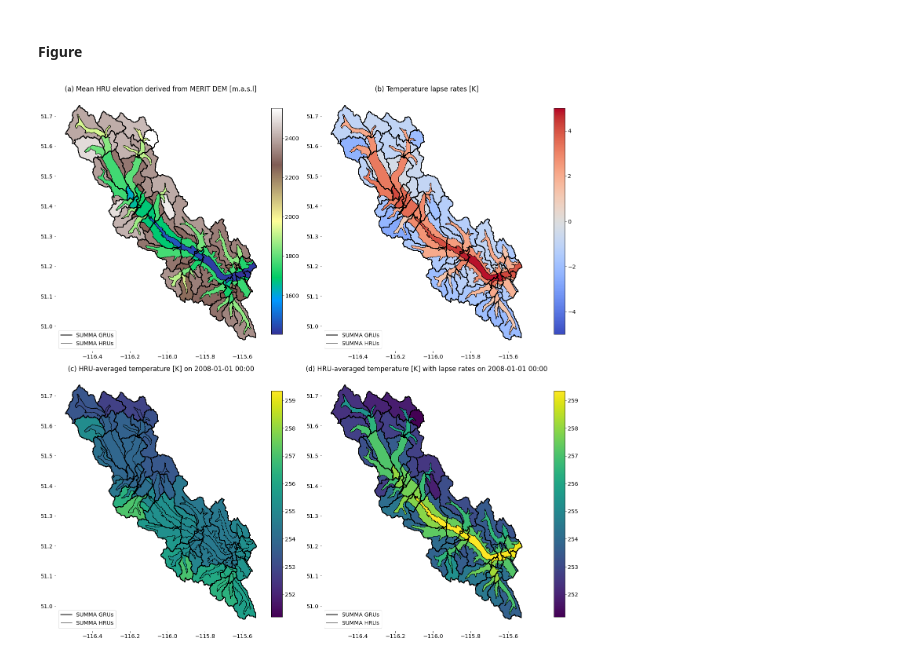
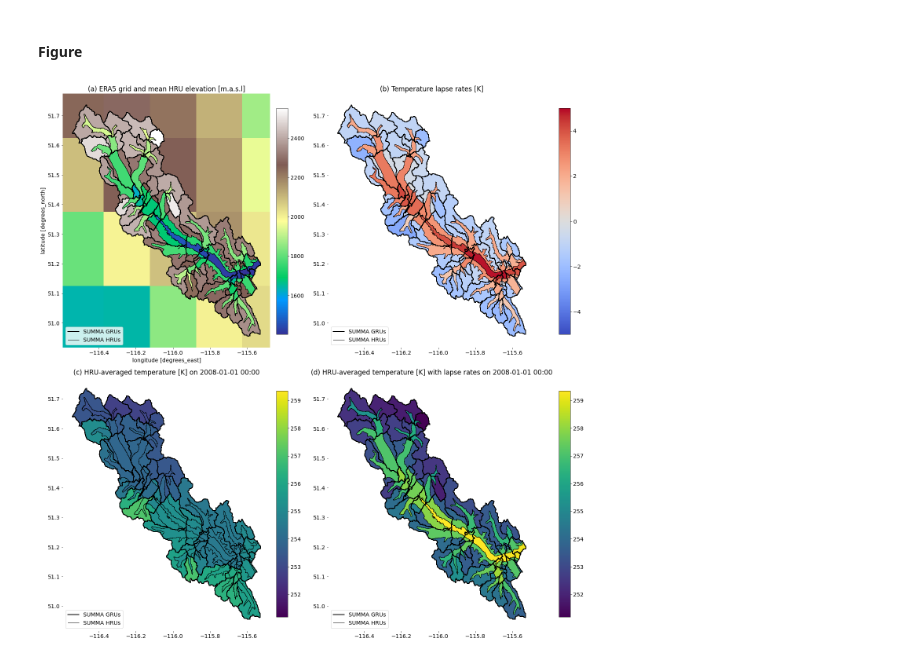
Before and after one commit to CH-Earth/CWARHM, a Jupyter notebook: 7_visualization/4_temperature_lapse_rates.ipynb, the cells around one changed output. Cells and saved outputs as stored; diff of their text form; code cells hidden in the pictures.

```diff
--- a/7_visualization/4_temperature_lapse_rates.ipynb
+++ b/7_visualization/4_temperature_lapse_rates.ipynb
@@ -124,3 +135,6 @@ else:
+# %%
+# Specify the filename
+geo_name = 'ERA5_geopotential.nc'
 # %% [markdown]
 #### Reproduce the lapse code
 # %%
@@ -172,3 +188,13 @@ catchment['lapse_rate'] = lapse_values['lapse_values'] # merge with the lapse ra
+# %%
+# Open the geopotential data file
+geo = xr.open_dataset( geo_path / geo_name ).isel(time=0)
+#geo = xr.open_dataset( geo_path / 'ERA5_geopotential_original.nc' ).isel(time=0)
+# %%
+# Define the gravitational acceleration constant
+g = 9.80665 # [m s-2]
+# %%
+# Make a new variable
+geo['elev'] = geo['z'] / g
 # %% [markdown]
 #### Prep plotting data (old and new forcing)
 # %%
@@ -225,7 +251,8 @@ plt.rcParams.update({'font.size': 14})
 axId = 0
 
 # Data
-catchment.plot(ax=axs[axId], column='elev_mean',edgecolor='k', cmap = cmap_elev, legend=False)
+geo['elev'].plot(ax=axs[axId], cmap = cmap_elev, add_colorbar=False, vmin=vmin_elev, vmax=vmax_elev)
+catchment.plot(ax=axs[axId], column='elev_mean',edgecolor='k', cmap = cmap_elev, legend=False, vmin=vmin_elev, vmax=vmax_elev)
 hm_grus_only.plot(ax=axs[axId],facecolor='none',edgecolor='k',linewidth=2)
 
 # Custom colorbar
@@ -243,7 +270,7 @@ label = ['SUMMA GRUs',
 axs[axId].legend(lines,label,loc='lower left');
 
 # Chart junk
-axs[axId].set_title('(a) Mean HRU elevation derived from MERIT DEM [m.a.s.l]');
+axs[axId].set_title('(a) ERA5 grid and mean HRU elevation [m.a.s.l]');
 axs[axId].set_frame_on(False)
 
 
@@ -271,6 +298,13 @@ axs[axId].legend(lines,label,loc='lower left');
 # Chart junk
 axs[axId].set_title('(b) Temperature lapse rates [K]');
 axs[axId].set_frame_on(False)
+
+# --- reset axes on first plot
+xlim = axs[axId].get_xlim()
+ylim = axs[axId].get_ylim()
+axId = 0
+axs[axId].set_xlim(xlim)
+axs[axId].set_ylim(ylim)
 
 # ---------------------------------------------------------------------------------------------------------------
 # --- old forcing
@@ -303,31 +337,31 @@ axs[axId].set_frame_on(False)
 
 # --- new forcing
 axId = 3
 
 # Data
 catchment.plot(ax=axs[axId], column='new_T',edgecolor='k', legend=False, vmin=vmin_temp, vmax=vmax_temp)
 hm_grus_only.plot(ax=axs[axId],facecolor='none',edgecolor='k',linewidth=2)
 
 # Custom colorbar
 cax = fig.add_axes([0.96, 0.05, 0.02, 0.4])
 sm = plt.cm.ScalarMappable(norm=plt.Normalize(vmin=vmin_temp, vmax=vmax_temp))
 sm._A = []
 cbr = fig.colorbar(sm, cax=cax)
 
 
 # Custom legend
 lines = [Line2D([0], [0], color='k', lw=2),
          Line2D([0], [0], color='k', lw=1)]
 label = ['SUMMA GRUs',
          'SUMMA HRUs']
 axs[axId].legend(lines,label,loc='lower left');
 
 # Chart junk
 axs[axId].set_title('(d) HRU-averaged temperature [K] with lapse rates on {}'.format(time_str_new))
 axs[axId].set_frame_on(False)
 
 # save
 plt.tight_layout()
 plt.savefig(fig_path/fig_name, bbox_inches='tight')
 # %% [output]
-[figure, old version]
+[figure, new version]
```
Also changed, not shown: parts of 4 cells of this notebook, 1 other file.
